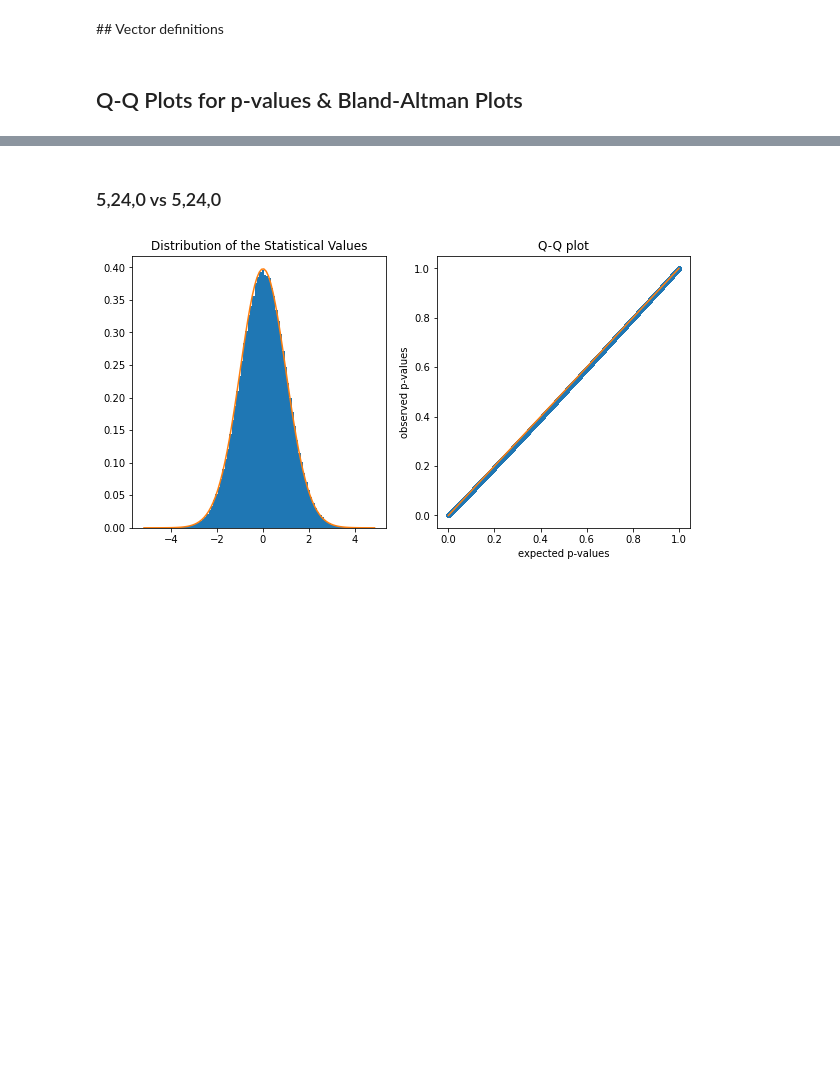
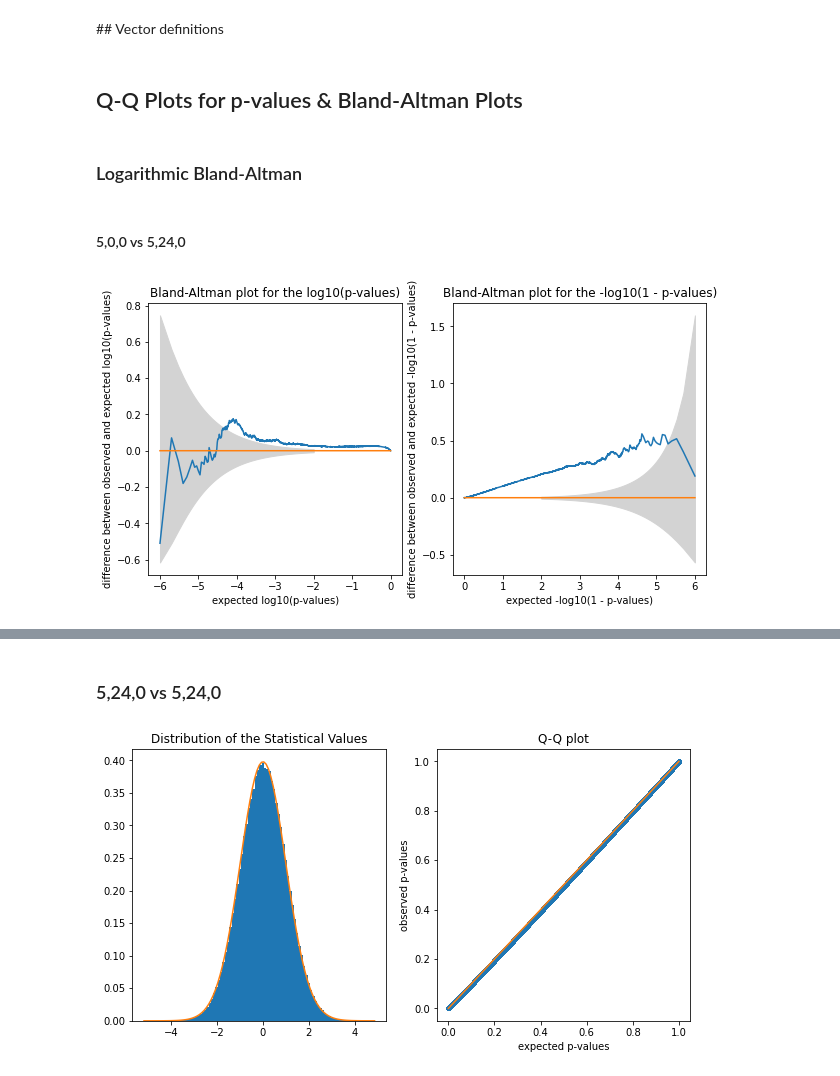
Before and after one commit to xroll174/Correct-Variability-Pipelines, a Jupyter notebook: results/Results.ipynb, the cells around one changed output, grey strips where cells are left out. Drawn from its saved outputs; the diff is of its cells as text; code cells hidden in the pictures; blank space fills up the shorter version.

```diff
--- a/results/Results.ipynb
+++ b/results/Results.ipynb
@@ -262,7 +262,7 @@ def Bland_Altman_log(data):
 
     ax1.set_title('Bland-Altman plot for the log10(p-values)')
     ax1.set_xlabel('expected log10(p-values)')
-    ax1.set_ylabel('difference between expected and observed log10(p-values)')
+    ax1.set_ylabel('difference between observed and expected log10(p-values)')
 
     p_th_2 = -np.log10([1-t/len(data) for t in range(1,len(data)+1)])
     p_obs_2 = -np.log10(1-np.array(sorted(dist.sf(np.array(data),98))))
@@ -282,7 +282,7 @@ def Bland_Altman_log(data):
 
     ax2.set_title('Bland-Altman plot for the -log10(1 - p-values)')
     ax2.set_xlabel('expected -log10(1 - p-values)')
-    ax2.set_ylabel('difference between expected and observed -log10(1 - p-values)')
+    ax2.set_ylabel('difference between observed and expected -log10(1 - p-values)')
 
 
     plt.show()
@@ -440,5 +487,15 @@ Vect_vox_5240_8240_sample = voxel_concat_sample(5,24,0,8,24,0);
 Vect_vox_560_560_sample = voxel_concat_sample(5,6,0,5,6,0);
 # %%
 Vect_vox_800_800_sample = voxel_concat_sample(8,0,0,8,0,0);
+# %%
+Vect_vox_500_5240_sample = voxel_concat_sample(5,0,0,5,24,0);
 # %% [markdown]
 ## Q-Q Plots for p-values & Bland-Altman Plots
+# %% [markdown]
+### Logarithmic Bland-Altman
+# %% [markdown]
+#### 5,0,0 vs 5,24,0
+# %%
+Bland_Altman_log(Vect_vox_500_5240_sample)
+# %% [output]
+[figure, added]
```
Also changed, not shown: parts of 18 cells of this notebook.
